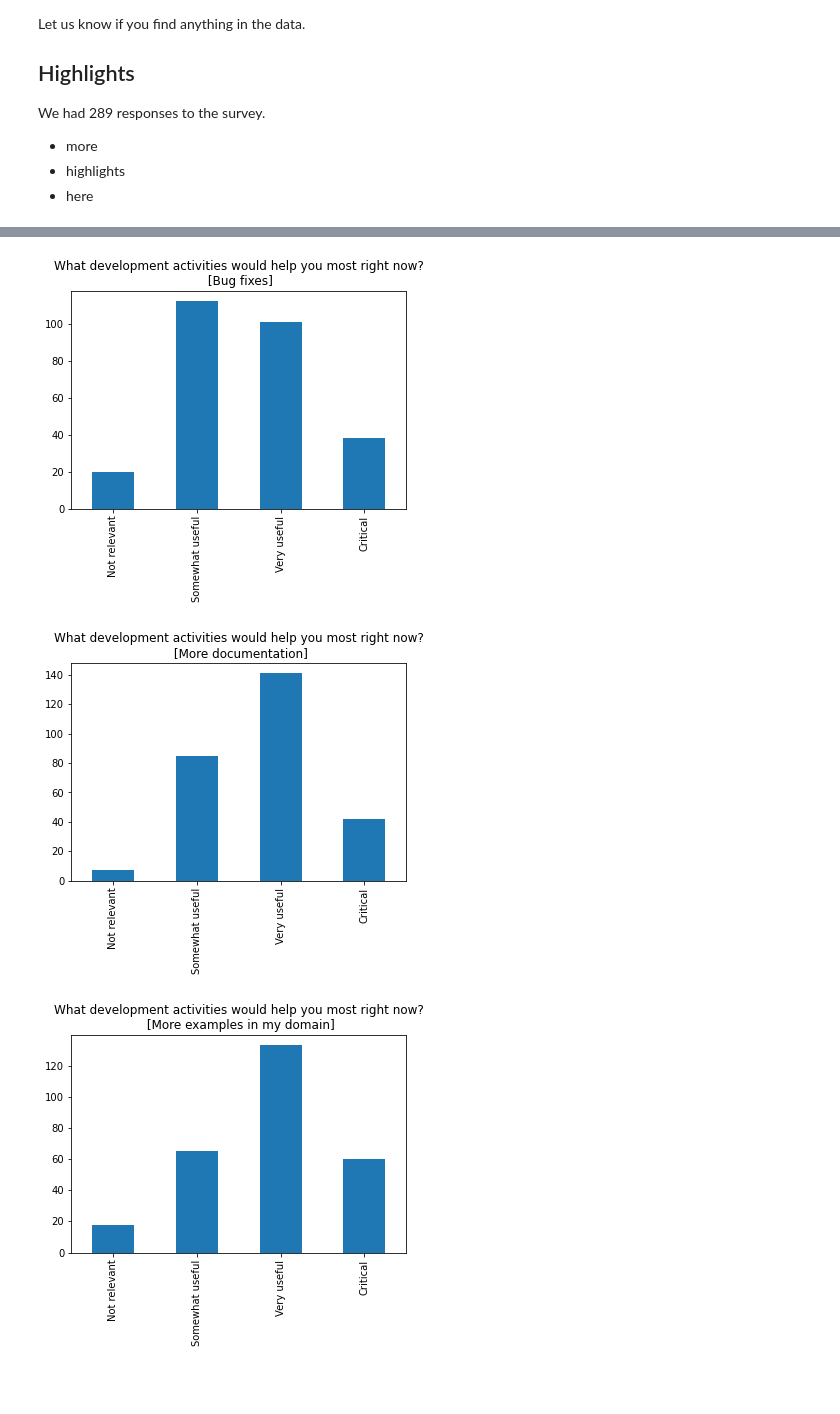
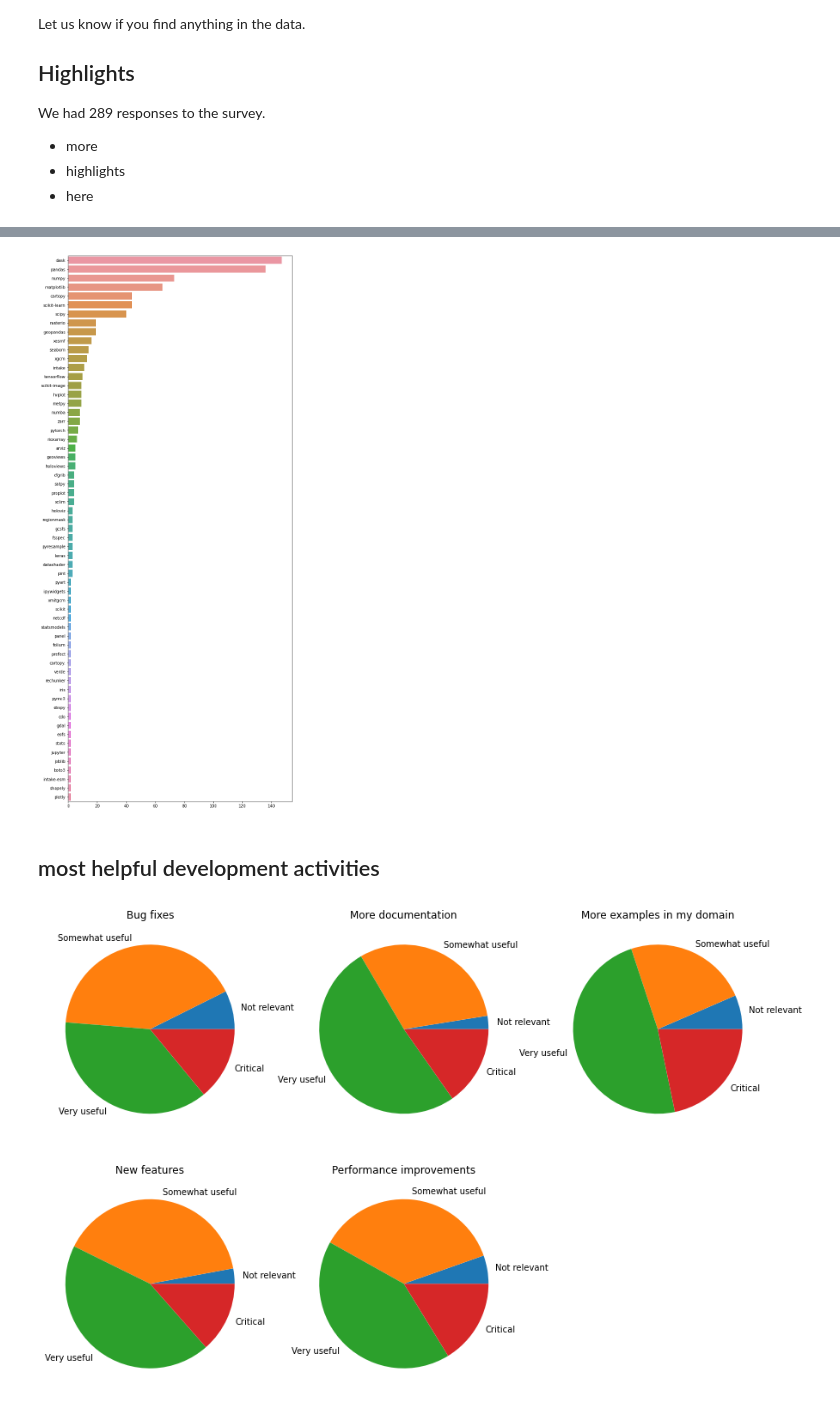
Before and after one commit to xarray-contrib/user-survey, a Jupyter notebook: 2021.ipynb, the cells around one changed output, grey strips where cells are left out. Saved outputs shown, nothing was run; the diff lists cells and outputs as text; code cells hidden in the pictures; blank space fills up the shorter version.

Commit message:
improve the notebook, mostly using pie plots (#1)

```diff
--- a/2021.ipynb
+++ b/2021.ipynb
@@ -186,0 +156,8 @@ df['How easy is it for you to upgrade to newer versions of Python libraries?'].v
+# %%
+# TODO, split multiple entries, group like entries
+data = df['What Xarray resources have you used for support in the last six months?']
+split = split_entries(data)
+counts = split.value_counts().rename_axis(index="resources").reset_index(name="counts")
+ax = sns.barplot(x="counts", y="resources", data=counts)
+_ = ax.set_xlabel(None)
+_ = ax.set_ylabel(None)
@@ -204,13 +281,43 @@ pkgs.plot.bar()
+# %%
+data = df['What are some other libraries that you often use with Xarray? (e.g. "dask, pandas, scikit-learn") ']
+
+preprocessed = (
+    data.str.lower().str.replace(r",(?=[^\s])", ", ", regex=True)
+    .pipe(split_entries)
+    .str.strip("()")
+    .str.strip()
+)
+counts = preprocessed.value_counts()
+filtered = counts[counts > 1].rename_axis(index="libraries").reset_index(name="counts")
+filtered = filtered[filtered.libraries != ""]
+
+fig = plt.figure(figsize=(10, 25))
+ax = fig.gca()
+sns.barplot(x="counts", y="libraries", data=filtered, ax=ax)
+_ = ax.set_xlabel(None)
+_ = ax.set_ylabel(None)
+
+# should we reduce the number of libraries, e.g. by increasing the minimum number of votes?
+# %% [output]
+[figure, added]
+# %% [markdown]
+## most helpful development activities
 # %%
 prefix = 'What development activities would help you most right now?'
 order = ['Not relevant', 'Somewhat useful', 'Very useful', 'Critical']
 df_q = df.filter(regex=f'^{prefix}',axis=1)
 
-for k, s in df_q.items():
-    plt.figure()
-    s.value_counts().reindex(order).plot.bar()
-    plt.title(k.replace('?', '?\n'))
+fig, axes = plt.subplots(2, 3, figsize=(15, 10))
+for (k, s), ax in zip(df_q.items(), axes.ravel()):
+    s.value_counts().reindex(order).plot.pie(ax=ax)
+    ax.set_xlabel(None)
+    ax.set_ylabel(None)
+
+    title = "\n".join(textwrap.wrap(
+        k[len(prefix):].strip().strip("[]"),
+        width=50,
+    ))
+    ax.set_title(title)
+_ = axes[-1, -1].axis("off")
 # %% [output]
-[figure, old version]
+[figure, new version]
-[figure, removed]
-[figure, removed]
```
Also changed, not shown: parts of 55 cells of this notebook.
